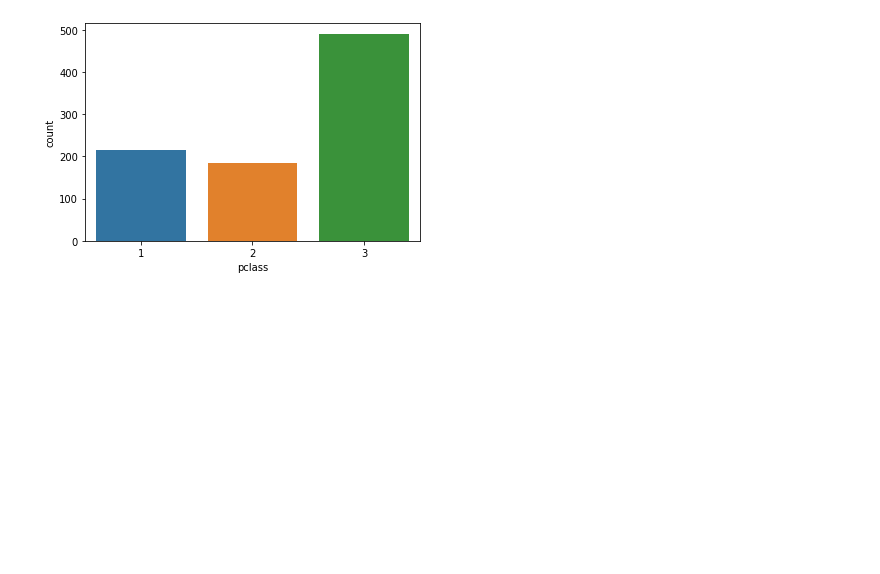
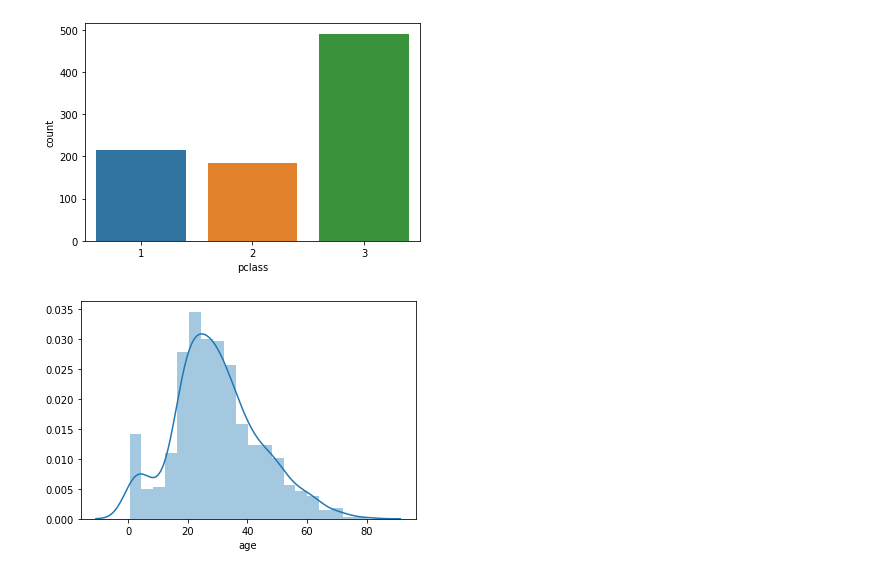
Before and after one commit to Luis-Marin/Visualizaci-n---Actividades-Guiadas, a Jupyter notebook: Visualización_AG3.ipynb, the cells around one changed output. Saved outputs shown, nothing was run; the diff lists cells and outputs as text; code cells hidden in the pictures; blank space fills up the shorter version.

```diff
--- a/Visualización_AG3.ipynb
+++ b/Visualización_AG3.ipynb
@@ -123,3 +123,9 @@ sns.countplot(x="pclass", data=titanic)
 # %% [output]
 <matplotlib.axes._subplots.AxesSubplot at 0x...>
 [figure]
+# %%
+#Distribución de la edad(ege)
+sns.distplot(titanic.age.dropna( ))
+plt.show( )
+# %% [output]
+[figure, added]
```
Also changed, not shown: parts of 7 cells of this notebook.
